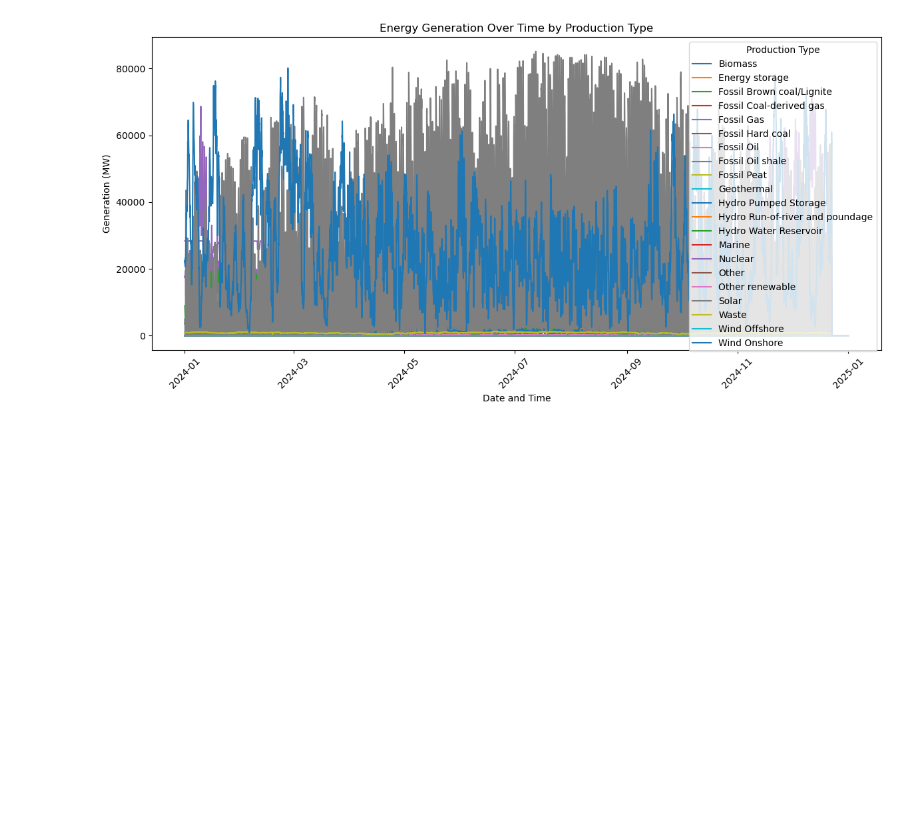
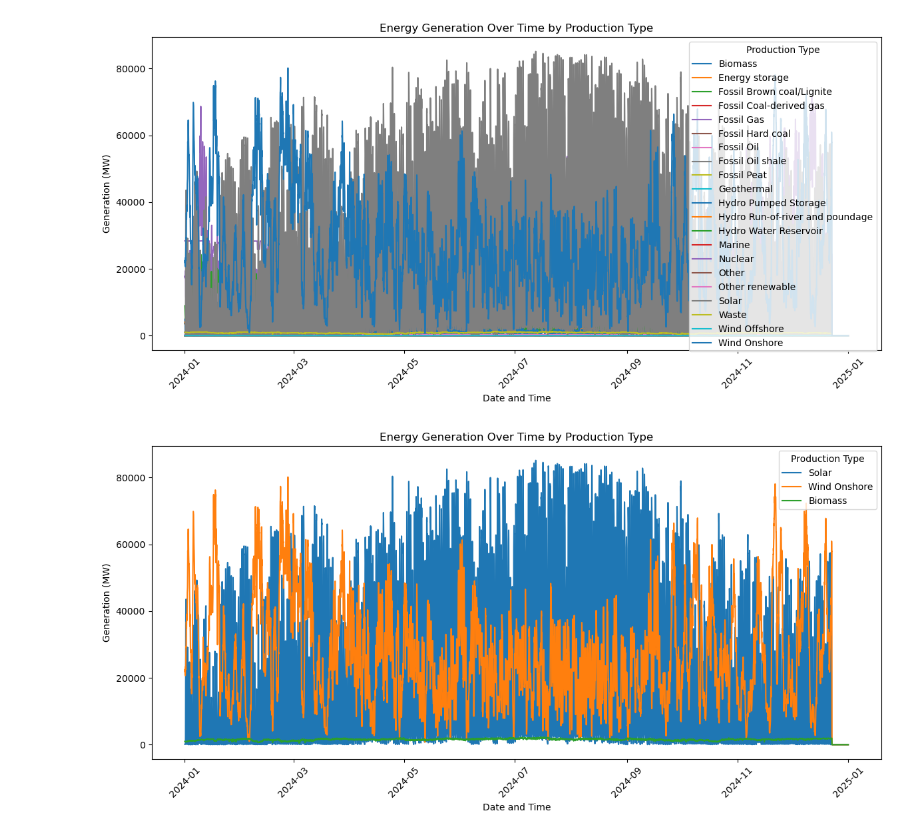
Before and after one commit to saeed-sohbatloo/Data-Engineering1-Final-Project, a Jupyter notebook: notebooks/Data Engeenering final Project.ipynb, the cells around one changed output. Cells and saved outputs as stored; diff of their text form; code cells hidden in the pictures; blank space fills up the shorter version.

```diff
--- a/notebooks/Data Engeenering final Project.ipynb
+++ b/notebooks/Data Engeenering final Project.ipynb
@@ -148,0 +222,15 @@ Overall Renewable Generation Share: 2.87%
+# %%
+# Step 1: Extract the year from the 'DateTime' column
+df_gen_hourly['Year'] = df_gen_hourly['DateTime'].dt.year
+
+# Step 2: Group by 'Year' and calculate the total generation and renewable generation for each year
+df_yearly = df_gen_hourly.groupby('Year', as_index=False).agg(
+    Total_Generation=('Generation (MW)', 'sum'),
+    Renewable_Generation=('Renewable Generation (MW)', 'sum')
+)
+
+# Step 3: Calculate the yearly renewable share
+df_yearly['Yearly Renewable Share (%)'] = (df_yearly['Renewable_Generation'] / df_yearly['Total_Generation']) * 100
+
+# Display the result for the yearly renewable share
+df_yearly[['Year', 'Total_Generation', 'Renewable_Generation', 'Yearly Renewable Share (%)']]
@@ -172,3 +263,48 @@ plt.tight_layout()
 plt.show()
 # %% [output]
 [figure]
+# %%
+
+def plot_generation_by_type(df_gen_hourly, selected_types=None):
+    """
+    Plots energy generation over time for selected production types.
+
+    :param df_gen_hourly: DataFrame containing the generation data
+    :param selected_types: List of selected production types to plot. If None, all types are plotted.
+    """
+    plt.figure(figsize=(12, 6))
+
+    # If no specific types are selected, use all unique production types
+    if selected_types is None:
+        selected_types = df_gen_hourly['Production Type'].unique()
+
+    # Iterate through each selected production type
+    for production_type in selected_types:
+        # Filter the data for the current production type
+        production_data = df_gen_hourly[df_gen_hourly['Production Type'] == production_type]
+
+        # Plot the generation data for the current production type
+        plt.plot(production_data['DateTime'], production_data['Generation (MW)'], label=production_type)
+
+    # Adding labels and title
+    plt.xlabel('Date and Time')
+    plt.ylabel('Generation (MW)')
+    plt.title('Energy Generation Over Time by Production Type')
+    plt.legend(title='Production Type')
+
+    # Rotate the x-axis labels for better readability
+    plt.xticks(rotation=45)
+
+    # Display the plot
+    plt.tight_layout()
+    plt.show()
+
+# Example: Call the function to plot selected types
+# For example, you can pass a list like this:
+selected_generation_types = ['Solar', 'Wind Onshore', 'Biomass']
+plot_generation_by_type(df_gen_hourly, selected_types=selected_generation_types)
+
+# If you want to plot all types, simply call:
+# plot_generation_by_type(df_gen_hourly)
+# %% [output]
+[figure, added]
```
Also changed, not shown: parts of 14 cells of this notebook, 1 other file.
